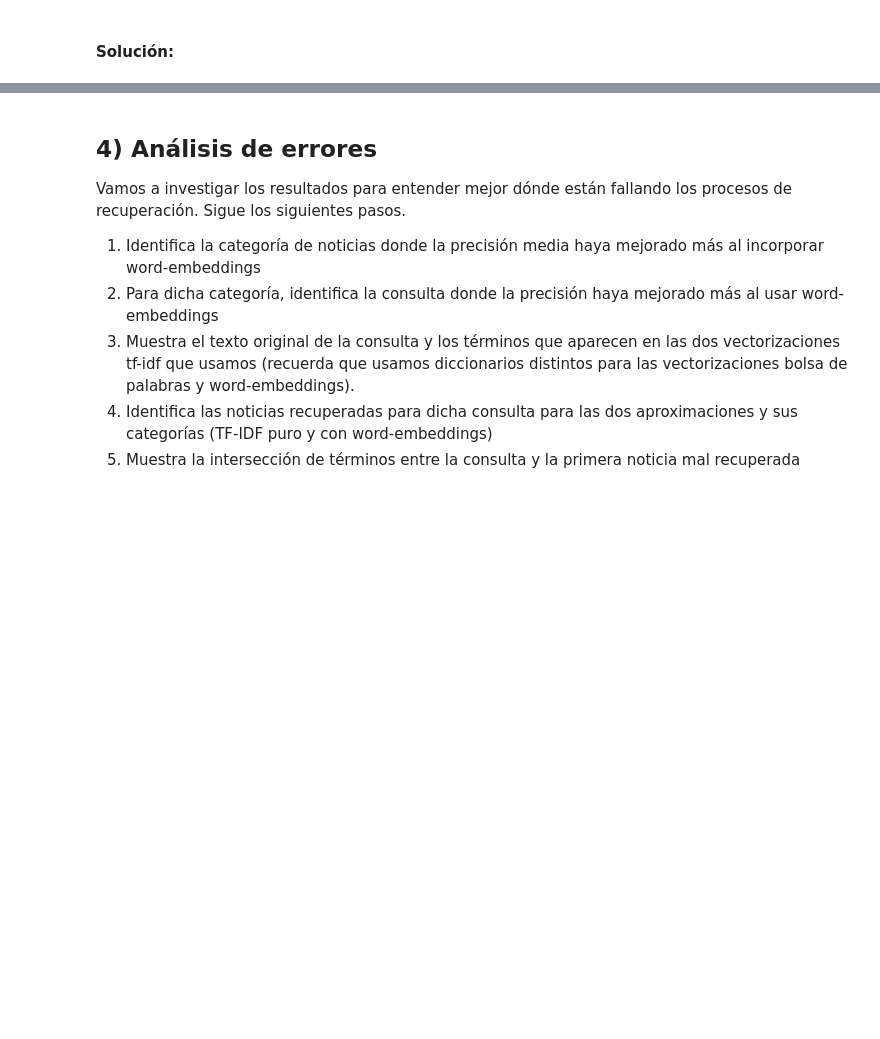
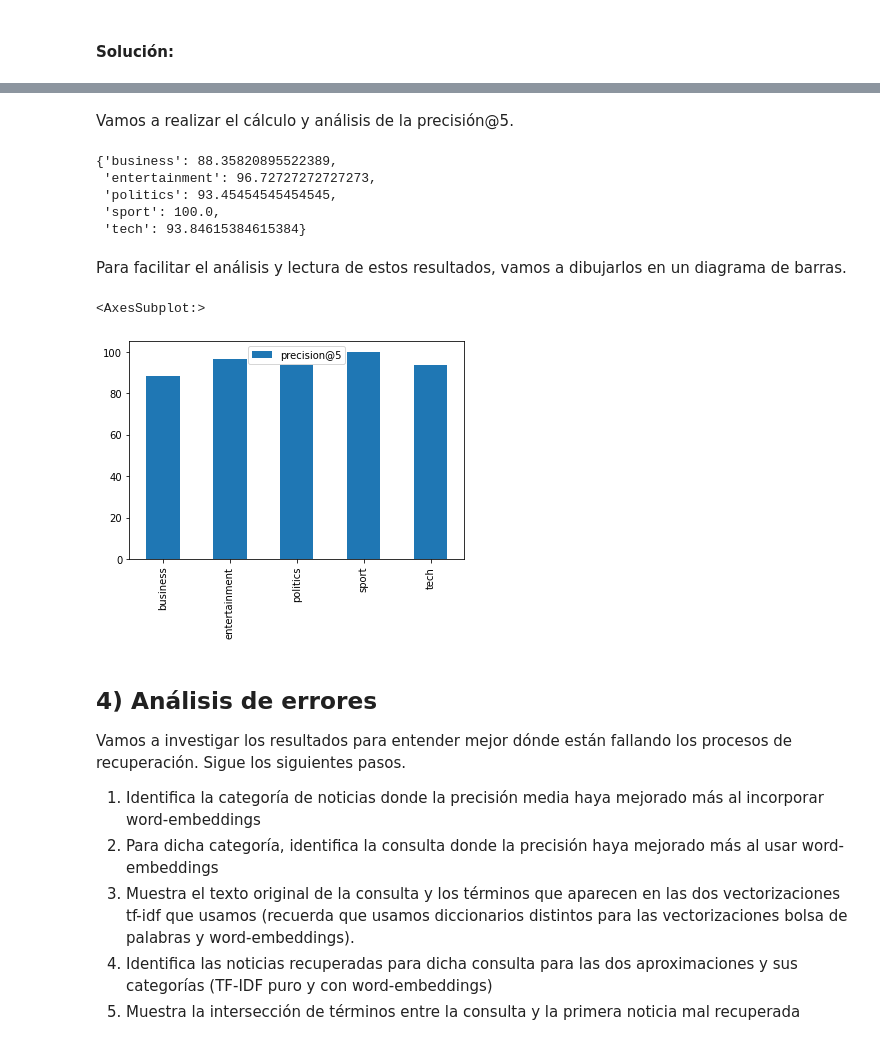
Before and after one commit to mario-sanz/IA2-Practicas, a Jupyter notebook: Lab2/P2.2-Recuperacion_informacion.ipynb, the cells around one changed output, grey strips where cells are left out. Saved outputs shown, nothing was run; the diff lists cells and outputs as text; code cells hidden in the pictures; blank space fills up the shorter version.

```diff
--- a/Lab2/P2.2-Recuperacion_informacion.ipynb
+++ b/Lab2/P2.2-Recuperacion_informacion.ipynb
@@ -317,0 +345,2 @@ Dibuja los resultados en un diagrama de barras y compara los resultados con los
+# %%
+train_we = we_vectorizer.fit_transform(X_train)
@@ -318,3 +407,38 @@ Dibuja los resultados en un diagrama de barras y compara los resultados con los
+# %%
+train_embeding = create_doc_embedding(train_we, model)
+# %%
+# Hacemos lo mismo pero para el conjunto de test:
+# IMPORTANTE: Para el conjunto de test no hace falta el "fit", ya que vamos a usar solo las palabras
+# encontradas en el conjunto de entrenamiento, por lo que haremos solo "transform"
+test_we = we_vectorizer.transform(X_test)
+# Calculamos también los vectores medios de cada documento
+test_embeding = create_doc_embedding(test_we, model)
+# %% [markdown]
+Vamos a realizar el cálculo y análisis de la precisión@5.
+# %%
+p5_we = mean_precisions_per_class(train_embeding, y_train, test_embeding, y_test, 5)
+p5_we
+# %% [output]
+{'business': 88.35820895522389,
+ 'entertainment': 96.72727272727273,
+ 'politics': 93.45454545454545,
+ 'sport': 100.0,
+ 'tech': 93.84615384615384}
+# %% [markdown]
+Para facilitar el análisis y lectura de estos resultados, vamos a dibujarlos en un diagrama de barras.
+# %%
+import pandas as pd
+
+df_p5 = pd.DataFrame.from_dict(p5_we, orient='index', columns=['precision@5'])
+
+df_p5["target"] = list(set(y_test))
+
+d = df_p5.set_index("target")
+
+df_p5.plot.bar()
+# %% [output]
+<AxesSubplot:>
+[figure, added]
 # %% [markdown]
 ## 4) Análisis de errores
 
```
Also changed, not shown: parts of 34 cells of this notebook, 1 other file.
